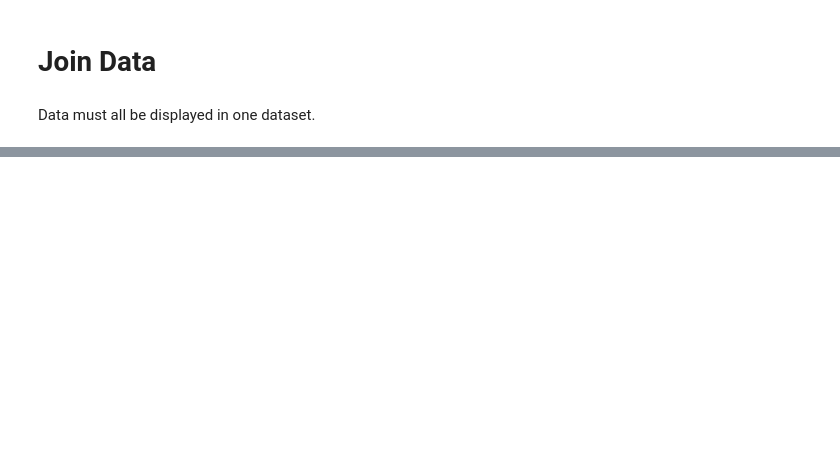
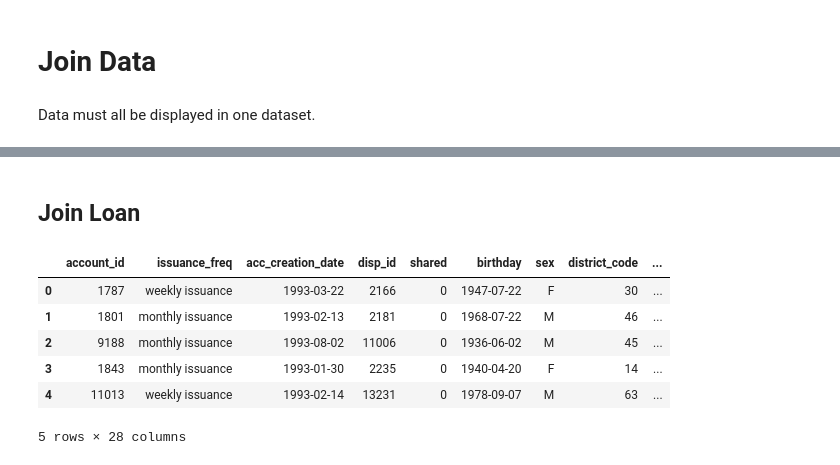
Before and after one commit to DreFlo/ac-2223, a Jupyter notebook: proj_notebook.ipynb, the cells around one changed output, grey strips where cells are left out. Drawn from its saved outputs; the diff is of its cells as text; code cells hidden in the pictures; blank space fills up the shorter version.

```diff
--- a/proj_notebook.ipynb
+++ b/proj_notebook.ipynb
@@ -310,0 +418,20 @@ Data must all be displayed in one dataset.
+# %% [markdown]
+## Join Loan
+# %%
+joined_df = joined_df.merge(loan_dev_df, on='account_id', how='right', suffixes=['', '_loan'])
+
+joined_df.drop(columns=['loan_id'], inplace=True)
+
+joined_df.rename(columns={
+    'date': 'loan_date'
+}, inplace=True)
+
+joined_df.head()
+# %% [output]
+|  | account_id | issuance_freq | acc_creation_date | disp_id | shared | birthday | sex | district_code | ... |
+| 0 | 1787 | weekly issuance | 1993-03-22 | 2166 | 0 | 1947-07-22 | F | 30 | ... |
+| 1 | 1801 | monthly issuance | 1993-02-13 | 2181 | 0 | 1968-07-22 | M | 46 | ... |
+| 2 | 9188 | monthly issuance | 1993-08-02 | 11006 | 0 | 1936-06-02 | M | 45 | ... |
+| 3 | 1843 | monthly issuance | 1993-01-30 | 2235 | 0 | 1940-04-20 | F | 14 | ... |
+| 4 | 11013 | weekly issuance | 1993-02-14 | 13231 | 0 | 1978-09-07 | M | 63 | ... |
+5 rows × 28 columns
```
Also changed, not shown: parts of 28 cells of this notebook.
